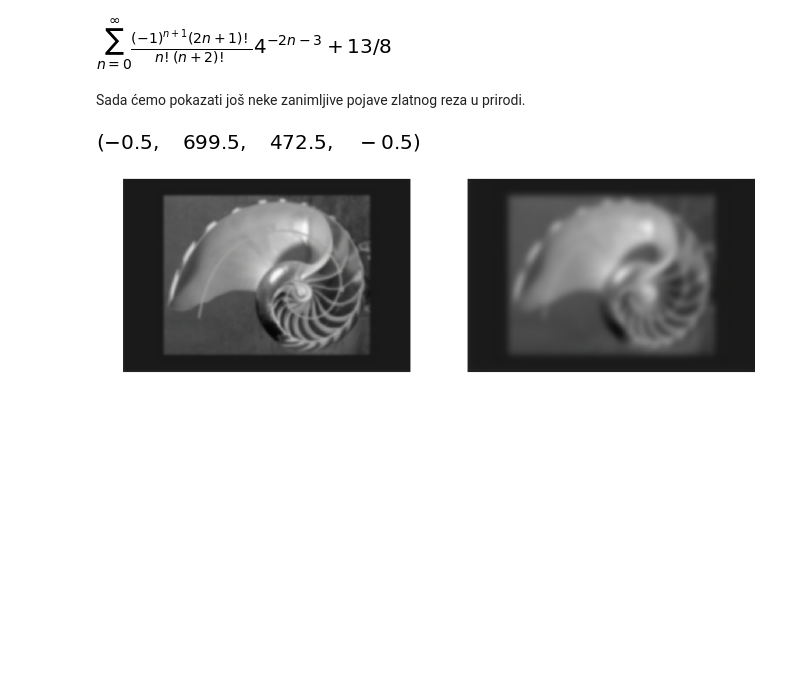
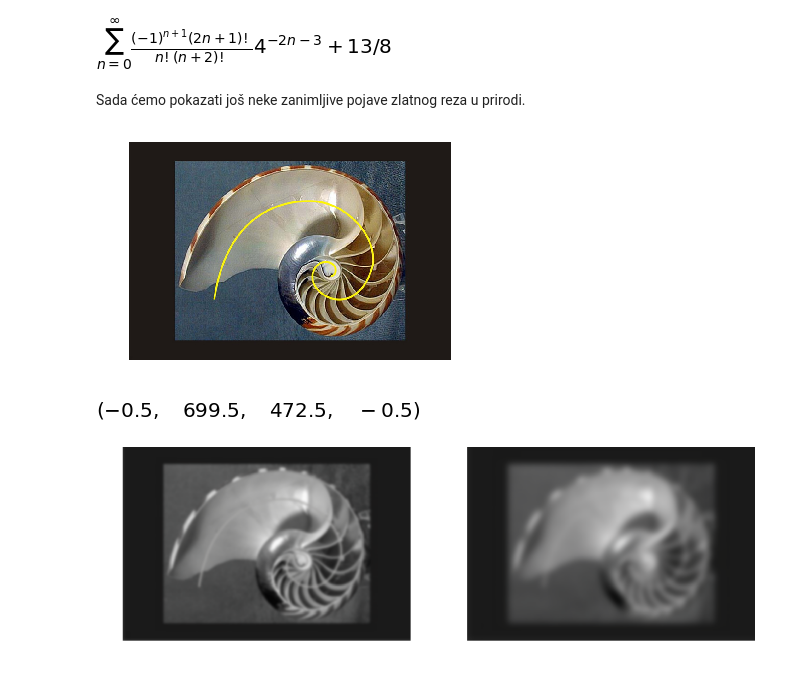
Before and after one commit to kkozina/Matemati-ki-softver, a Jupyter notebook: Prva zadaca.ipynb, the cells around one changed output. Cells and saved outputs as stored; diff of their text form; code cells hidden in the pictures; blank space fills up the shorter version.

```diff
--- a/Prva zadaca.ipynb
+++ b/Prva zadaca.ipynb
@@ -455,6 +455,15 @@ red
 [figure]
 # %% [markdown]
 Sada ćemo pokazati još neke zanimljive pojave zlatnog reza u prirodi.
+# %%
+import matplotlib.pyplot as plt
+from imageio import imread
+
+img1 = imread('zlatni1.jpg')
+plt.imshow(img1)
+plt.axis('off');
+# %% [output]
+[figure, added]
 # %%
 import matplotlib.pyplot as plt
 from scipy.ndimage.filters import gaussian_filter
```
Also changed, not shown: parts of 4 cells of this notebook.
